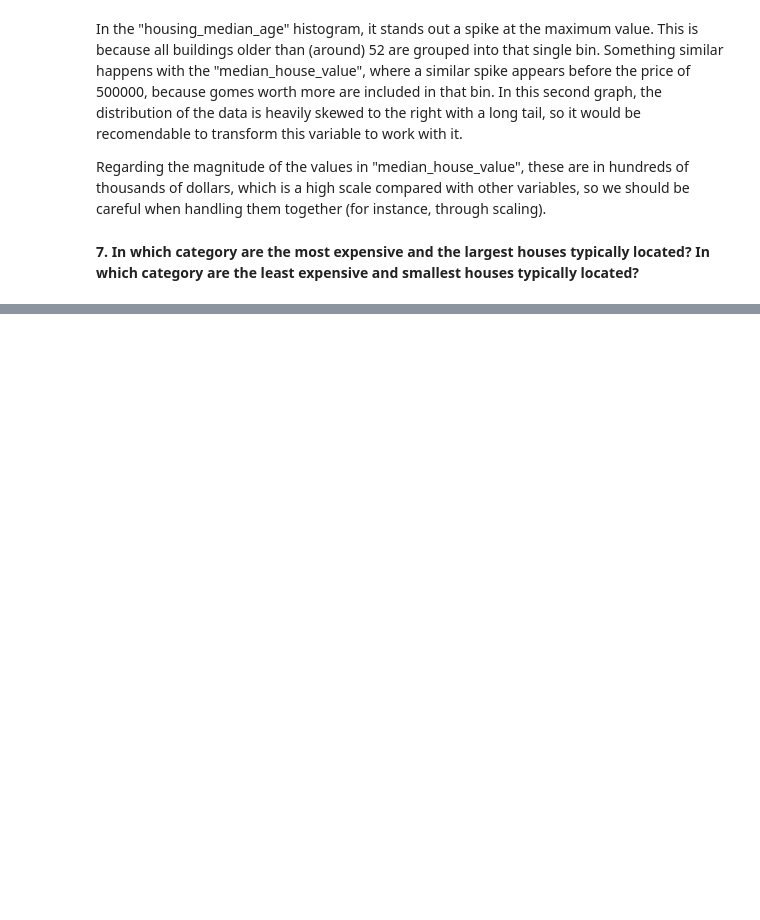
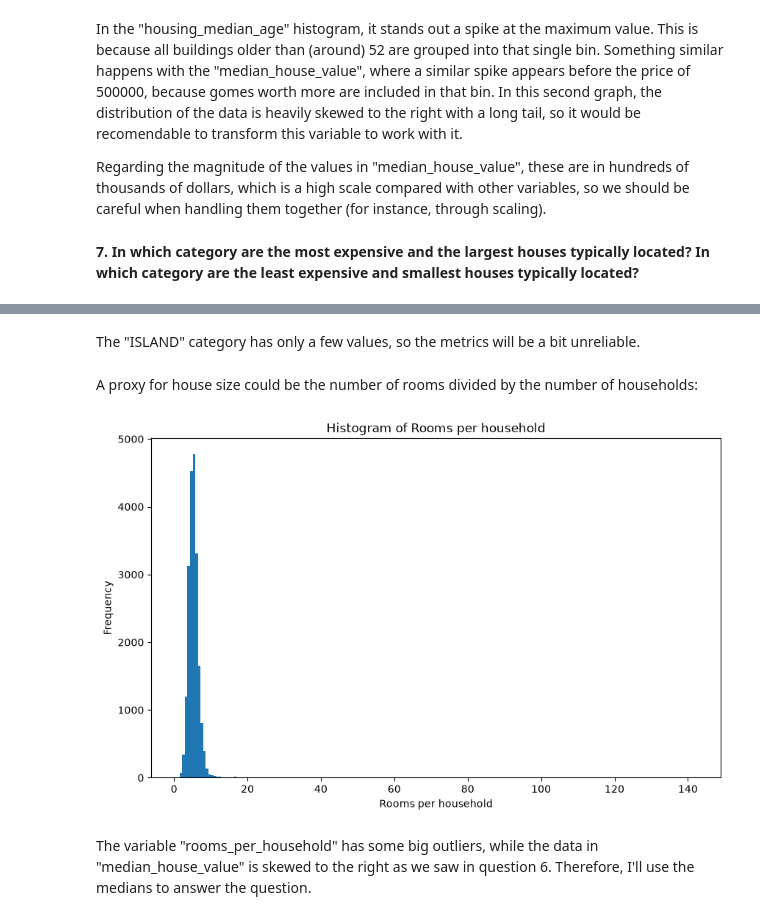
Before and after one commit to inesdiazg/LTU_python_lib, a Jupyter notebook: Assignment1/assignment1.ipynb, the cells around one changed output, grey strips where cells are left out. Saved outputs shown, nothing was run; the diff lists cells and outputs as text; code cells hidden in the pictures; blank space fills up the shorter version.

Commit message:
Question 7

```diff
--- a/Assignment1/assignment1.ipynb
+++ b/Assignment1/assignment1.ipynb
@@ -88,0 +97,15 @@ Regarding the magnitude of the values in "median_house_value", these are in hund
+# %% [markdown]
+The "ISLAND" category has only a few values, so the metrics will be a bit unreliable.
+# %% [markdown]
+A proxy for house size could be the number of rooms divided by the number of households:
+# %%
+# Create new column with rooms per household and explore the variable
+data['rooms_per_household'] = data['total_rooms'] / data['households']
+data['rooms_per_household'].plot.hist(bins=200, figsize=(10, 6))
+plt.title('Histogram of Rooms per household')
+plt.xlabel('Rooms per household')
+plt.show()
+# %% [output]
+[figure, added]
+# %% [markdown]
+The variable "rooms_per_household" has some big outliers, while the data in "median_house_value" is skewed to the right as we saw in question 6. Therefore, I'll use the medians to answer the question.
```
Also changed, not shown: parts of 5 cells of this notebook, 1 other file.
